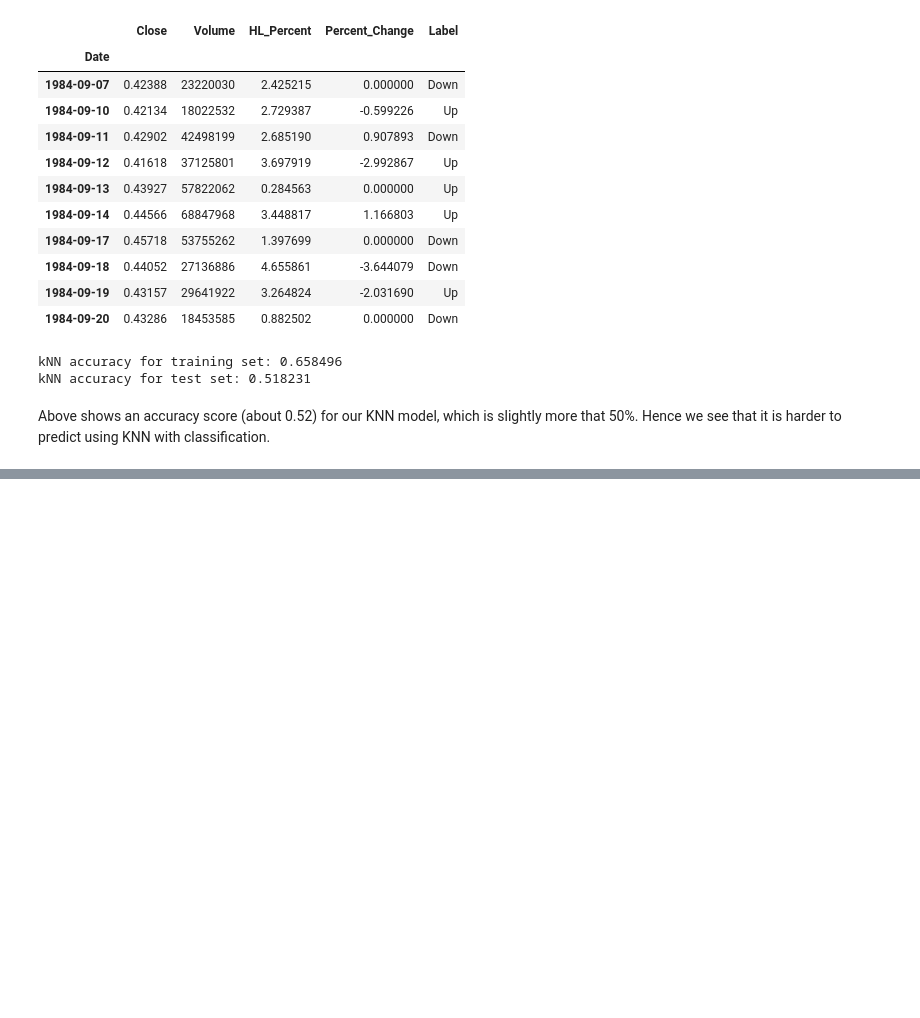
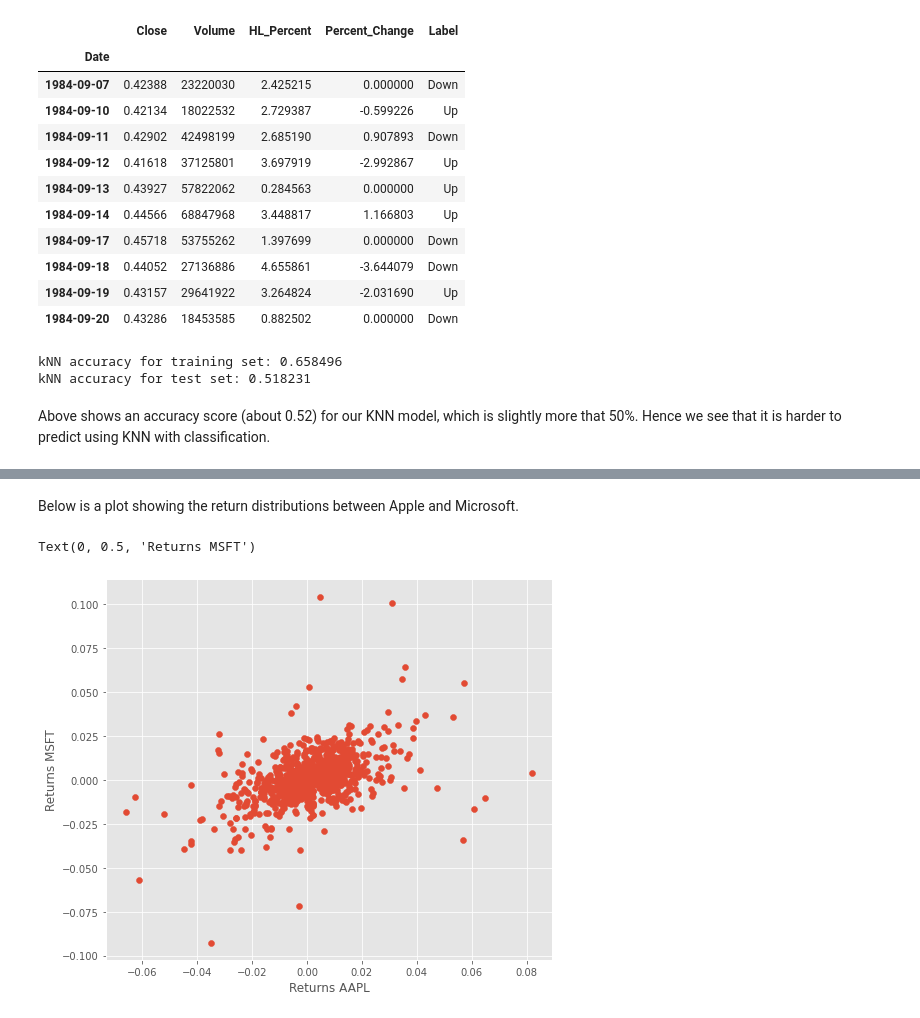
Before and after one commit to hoperawr/CS3244_Project, a Jupyter notebook: KNN/KNN_xj.ipynb, the cells around one changed output, grey strips where cells are left out. Cells and saved outputs as stored; diff of their text form; code cells hidden in the pictures; blank space fills up the shorter version.

Commit message:
Knn stock comparison

```diff
--- a/KNN/KNN_xj.ipynb
+++ b/KNN/KNN_xj.ipynb
@@ -283,0 +267,34 @@ df.head(10)
+# %%
+stock_apple = 'aapl'
+stock_ge = 'ge'
+stock_google = 'goog'
+stock_ibm = 'ibm'
+stock_microsoft = 'msft'
+
+df_aapl = pd.read_csv('%s.us.txt' % stock_apple, index_col=0)
+df_aapl.drop('OpenInt', inplace=True, axis=1) # OpenInt column seems to be useless
+df_aapl.rename(columns = {'Close':'AAPL'}, inplace = True)
+
+df_ge = pd.read_csv('%s.us.txt' % stock_ge, index_col=0)
+df_ge.drop('OpenInt', inplace=True, axis=1) # OpenInt column seems to be useless
+df_ge.rename(columns = {'Close':'GE'}, inplace = True)
+
+df_goog = pd.read_csv('%s.us.txt' % stock_google, index_col=0)
+df_goog.drop('OpenInt', inplace=True, axis=1) # OpenInt column seems to be useless
+df_goog.rename(columns = {'Close':'GOOG'}, inplace = True)
+
+df_ibm = pd.read_csv('%s.us.txt' % stock_ibm, index_col=0)
+df_ibm.drop('OpenInt', inplace=True, axis=1) # OpenInt column seems to be useless
+df_ibm.rename(columns = {'Close':'IBM'}, inplace = True)
+
+df_msft = pd.read_csv('%s.us.txt' % stock_microsoft, index_col=0)
+df_msft.drop('OpenInt', inplace=True, axis=1) # OpenInt column seems to be useless
+df_msft.rename(columns = {'Close':'MSFT'}, inplace = True)
+
+
+df_temp1 = pd.merge(df_aapl['AAPL'], df_ge['GE'], how='inner', on='Date')
+df_temp2 = pd.merge(df_temp1, df_goog['GOOG'], how='inner', on='Date')
+df_temp3 = pd.merge(df_temp2, df_ibm['IBM'], how='inner', on='Date')
+df_comp = pd.merge(df_temp3, df_msft['MSFT'], how='inner', on='Date')
+
+df_comp.head(10)
@@ -283,0 +318,4 @@ df.head(10)
+# %%
+return_comp = df_comp.pct_change()
+corr = return_comp.corr()
+corr.head()
@@ -283,0 +329,9 @@ df.head(10)
+# %% [markdown]
+Below is a plot showing the return distributions between Apple and Microsoft.
+# %%
+plt.scatter(return_comp.AAPL, return_comp.MSFT)
+plt.xlabel('Returns AAPL')
+plt.ylabel('Returns MSFT')
+# %% [output]
+Text(0, 0.5, 'Returns MSFT')
+[figure, added]
```
Also changed, not shown: parts of 17 cells of this notebook, 5 other files.
